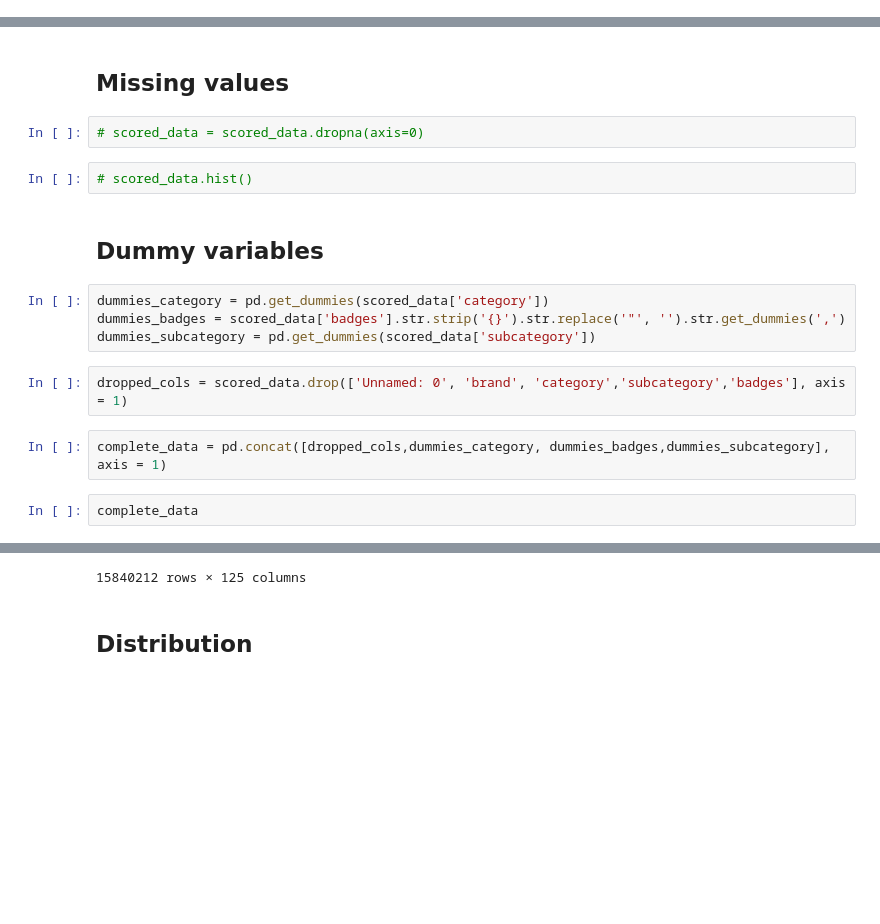
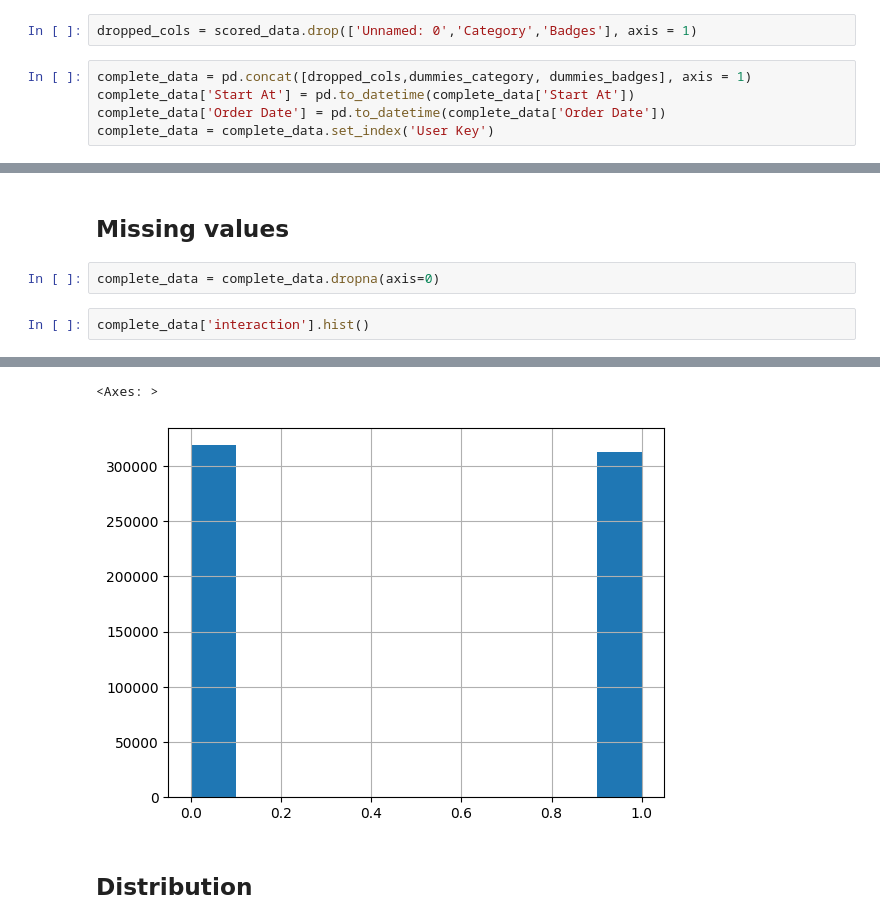
Before and after one commit to Priscille-Erulin/regression-recommendation, a Jupyter notebook: EDA.ipynb, the cells around one changed output, grey strips where cells are left out. Cells and saved outputs as stored; diff of their text form; blank space fills up the shorter version.

Commit message:
updated EDA with new data and created modeling

```diff
--- a/EDA.ipynb
+++ b/EDA.ipynb
@@ -7,0 +13,7 @@ scored_data = pd.read_csv('scored_data.csv')
+# %%
+dropped_cols = scored_data.drop(['Unnamed: 0','Category','Badges'], axis = 1)
+# %%
+complete_data = pd.concat([dropped_cols,dummies_category, dummies_badges], axis = 1)
+complete_data['Start At'] = pd.to_datetime(complete_data['Start At'])
+complete_data['Order Date'] = pd.to_datetime(complete_data['Order Date'])
+complete_data = complete_data.set_index('User Key')
@@ -8,19 +22,7 @@ scored_data = pd.read_csv('scored_data.csv')
 # %% [markdown]
 ## Missing values
 # %%
-# scored_data = scored_data.dropna(axis=0)
+complete_data = complete_data.dropna(axis=0)
-# %%
-# scored_data.hist()
-# %% [markdown]
-## Dummy variables
-# %%
-dummies_category = pd.get_dummies(scored_data['category'])
-dummies_badges = scored_data['badges'].str.strip('{}').str.replace('"', '').str.get_dummies(',')
-dummies_subcategory = pd.get_dummies(scored_data['subcategory'])
-# %%
-dropped_cols = scored_data.drop(['Unnamed: 0', 'brand', 'category','subcategory','badges'], axis = 1)
-# %%
-complete_data = pd.concat([dropped_cols,dummies_category, dummies_badges,dummies_subcategory], axis = 1)
 # %%
-complete_data
+complete_data['interaction'].hist()
 # %% [output]
@@ -39,4 +29,5 @@ complete_data
-15840212 rows × 125 columns
+<Axes: >
+[figure, added]
 # %% [markdown]
 ## Distribution
 # %%
```
Also changed, not shown: parts of 5 cells of this notebook, 1 other file.
